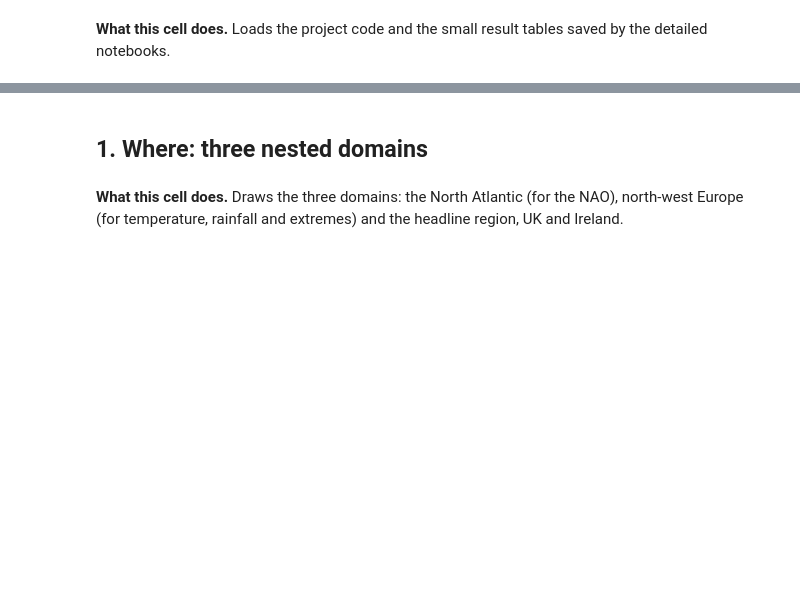
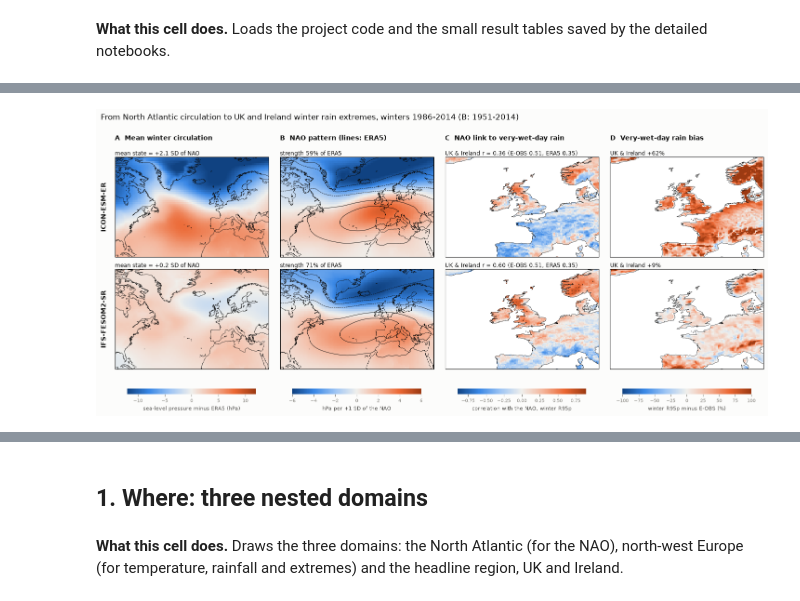
Before and after one commit to TunaHim/HighRes-EERIE-NorthAtlantic-Evaluation, a Jupyter notebook: notebooks/00_summary.ipynb, the cells around one changed output, grey strips where cells are left out. Drawn from its saved outputs; the diff is of its cells as text; code cells hidden in the pictures; blank space fills up the shorter version.

```diff
--- a/notebooks/00_summary.ipynb
+++ b/notebooks/00_summary.ipynb
@@ -66,0 +81,65 @@ REFS = ['e-obs', 'era5']
+# %%
+def summary_figure():
+    WINTERS = (1986, 2014)
+    nao_table = pd.read_parquet('../app_assets/nao_index_winter.parquet')
+
+    def nao_index(source, years=None):
+        part = nao_table[nao_table.source == source]
+        index = xr.DataArray(part.nao_on_era5_pattern.values, coords={'year': part.year.values}, dims='year')
+        return index.sel(year=slice(*years)) if years else index
+
+    # A: mean circulation bias and its NAO equivalent
+    psl_all = {s: store.load(s, 'mon', 'psl', 'north_atlantic') for s in ['era5'] + MODELS}
+    winters_psl = {s: nao.winter_anomalies(psl_all[s]) for s in psl_all}
+    era5_eof = nao.leading_eof(winters_psl['era5'])
+    mean_psl = {s: clim.season_means(psl_all[s], 'DJF').sel(year=slice(*WINTERS)).mean('year') for s in psl_all}
+    offset = {m: nao.project_map(mean_psl[m] - mean_psl['era5'], era5_eof.vector) / era5_eof.amplitude for m in MODELS}
+
+    # B: NAO pattern along the common ERA5 pattern, 1951-2014, and its strength
+    pattern = {m: nao.regress(winters_psl[m].sel(year=nao_index(m).year), nao_index(m)) for m in MODELS}
+    strength = {m: float(nao_index(m).std(ddof=1)) for m in MODELS}
+
+    # C and D: NAO link to winter R95p and the R95p bias, north-west Europe
+    indices = {d: ex.indices_for(d) for d in ['e-obs', 'era5'] + MODELS}
+    grid = indices['icon-esm-er']
+    indices['e-obs'] = regions.to_grid(indices['e-obs'], grid)
+    land = regions.land_mask(grid.lat, grid.lon)
+    common = land & indices['e-obs'].r95p_djf.isel(year_djf=0).notnull()
+    uk = regions.BOXES['uk_ireland']
+    inside = (grid.lon >= uk[0]) & (grid.lon <= uk[1]) & (grid.lat >= uk[2]) & (grid.lat <= uk[3])
+
+    def r95(d):
+        return indices[d].r95p_djf.rename(year_djf='year').sel(year=slice(*WINTERS))
+
+    def uk_mean(field):
+        return float(regions.area_mean(field.where(common & inside)))
+
+    link = {d: rel.correlate(r95(d), nao_index('era5' if d in ('e-obs', 'era5') else d, WINTERS)) for d in ['e-obs', 'era5'] + MODELS}
+    uk_r = {}
+    for d in link:
+        series = regions.area_mean(r95(d).where(common & inside))
+        uk_r[d] = rel.regress_series(series.values, nao_index('era5' if d in ('e-obs', 'era5') else d, WINTERS).sel(year=series.year).values)['r']
+    bias = {m: 100 * (r95(m).mean('year') / r95('e-obs').mean('year') - 1) for m in MODELS}
+    uk_bias = {m: 100 * (uk_mean(r95(m).mean('year')) / uk_mean(r95('e-obs').mean('year')) - 1) for m in MODELS}
+
+    columns = [
+        {'title': 'A  Mean winter circulation', 'units': 'sea-level pressure minus ERA5 (hPa)', 'limit': 12},
+        {'title': 'B  NAO pattern (lines: ERA5)', 'units': 'hPa per +1 SD of the NAO', 'limit': 6},
+        {'title': 'C  NAO link to very-wet-day rain', 'units': 'correlation with the NAO, winter R95p', 'limit': 0.9},
+        {'title': 'D  Very-wet-day rain bias', 'units': 'winter R95p minus E-OBS (%)', 'limit': 100},
+    ]
+    rows = [NAME[m] for m in MODELS]
+    cells = {}
+    for m in MODELS:
+        row = NAME[m]
+        cells[(row, 0)] = {'field': mean_psl[m] - mean_psl['era5'], 'note': f'mean state = {offset[m]:+.1f} SD of NAO'}
+        cells[(row, 1)] = {'field': pattern[m], 'contour': era5_eof.pattern, 'note': f'strength {strength[m]:.0%} of ERA5'}
+        cells[(row, 2)] = {'field': link[m].r.where(land), 'stipple': rel.fdr_mask(link[m].p) & land,
+                           'note': f"UK & Ireland r = {uk_r[m]:.2f} (E-OBS {uk_r['e-obs']:.2f}, ERA5 {uk_r['era5']:.2f})"}
+        cells[(row, 3)] = {'field': bias[m].where(common), 'note': f'UK & Ireland {uk_bias[m]:+.0f}%'}
+    plotting.plot_chain(columns, rows, cells,
+                        title='From North Atlantic circulation to UK and Ireland winter rain extremes, winters 1986-2014 (B: 1951-2014)');
+
+summary_figure()
+# %% [output]
+[figure, added]
```
Also changed, not shown: parts of 14 cells of this notebook, 35 other files.
